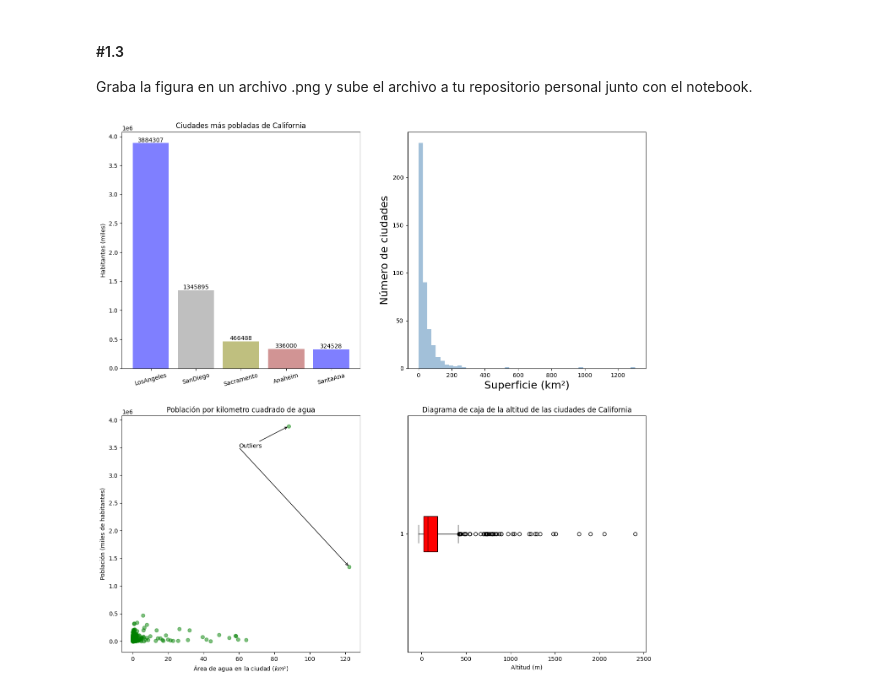
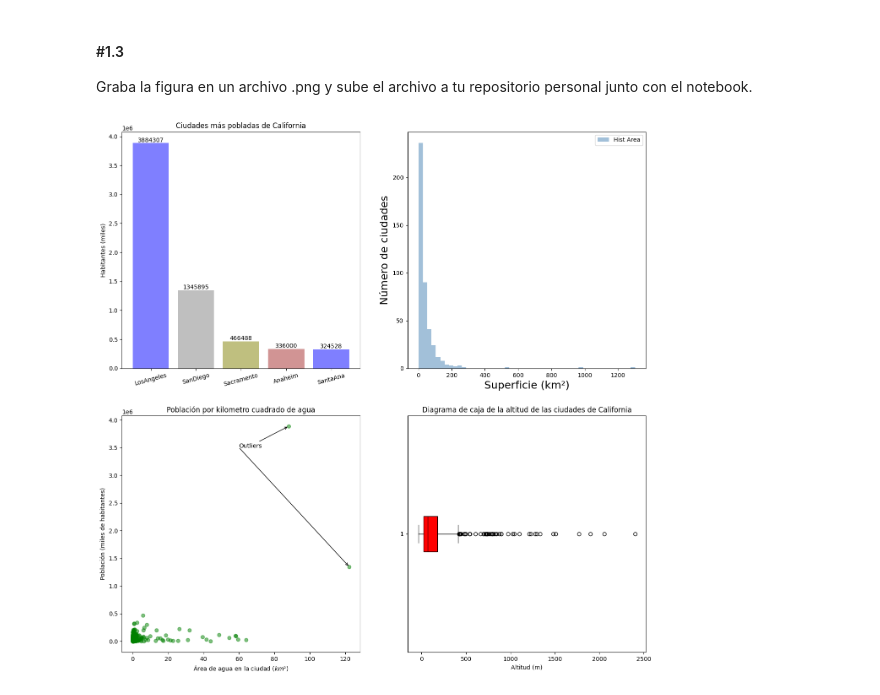
Before and after one commit to calajo/ONLINE_DS_THEBRIDGE_jorgegp, a Jupyter notebook: Sprint_08/Unidad_01_Visualizacion_Basica_Matplotlib/03_Practica_Obligatoria/18_Practica_Obligatoria_Visualizacion_Basica.ipynb, the cells around one changed output. Cells and saved outputs as stored; diff of their text form; code cells hidden in the pictures.

```diff
--- a/Sprint_08/Unidad_01_Visualizacion_Basica_Matplotlib/03_Practica_Obligatoria/18_Practica_Obligatoria_Visualizacion_Basica.ipynb
+++ b/Sprint_08/Unidad_01_Visualizacion_Basica_Matplotlib/03_Practica_Obligatoria/18_Practica_Obligatoria_Visualizacion_Basica.ipynb
@@ -194,9 +196,10 @@ ax2.hist(
     bins=50,
     # fontname="Bradley Hand ITC", # no lo encuentra por lo que lo comento
     color="steelblue",
-    alpha=0.5
+    alpha=0.5,
+    label="Hist Area"
 )
-
+ax2.legend(loc="upper right")
 ax2.set_xlabel("Superficie (km²)",
                # fontname="Bradley Hand ITC", # no lo encuentra por lo que lo comento
                fontsize=18)
@@ -216,31 +219,31 @@ outliers = df[
     (df["area_water_km2"] > 80)
 ]
 
 props_flecha = {"arrowstyle": "->"}
 
 for i, (_, row) in enumerate(outliers.iterrows()):
     ax3.annotate(
         "Outliers" if i == 0 else "",
         xy=(row["area_water_km2"], row["population_total"]),
         xytext=(60, 3500000), # he puesto los valores a mano, fijandome en el gráfico de ejemplo
         arrowprops=props_flecha
     )
 
 ax3.set_xlabel("Área de agua en la ciudad ($km²$)")
 ax3.set_ylabel("Población (miles de habitantes)")
 ax3.set_title("Población por kilometro cuadrado de agua")
 ax4 = axes[1, 1]
 ax4.boxplot(
     df["elevation_m"],
     vert=False,
     patch_artist=True,
     boxprops=dict(facecolor="red"),
     medianprops=dict(color="black", linewidth=1)
 )
 
 ax4.set_xlabel("Altitud (m)")
 ax4.set_title("Diagrama de caja de la altitud de las ciudades de California");
 
 fig.savefig("figura_california.png", dpi=300)
 # %% [output]
-[figure, old version]
+[figure, new version]
```
Also changed, not shown: parts of 1 cell of this notebook, 1 other file.
